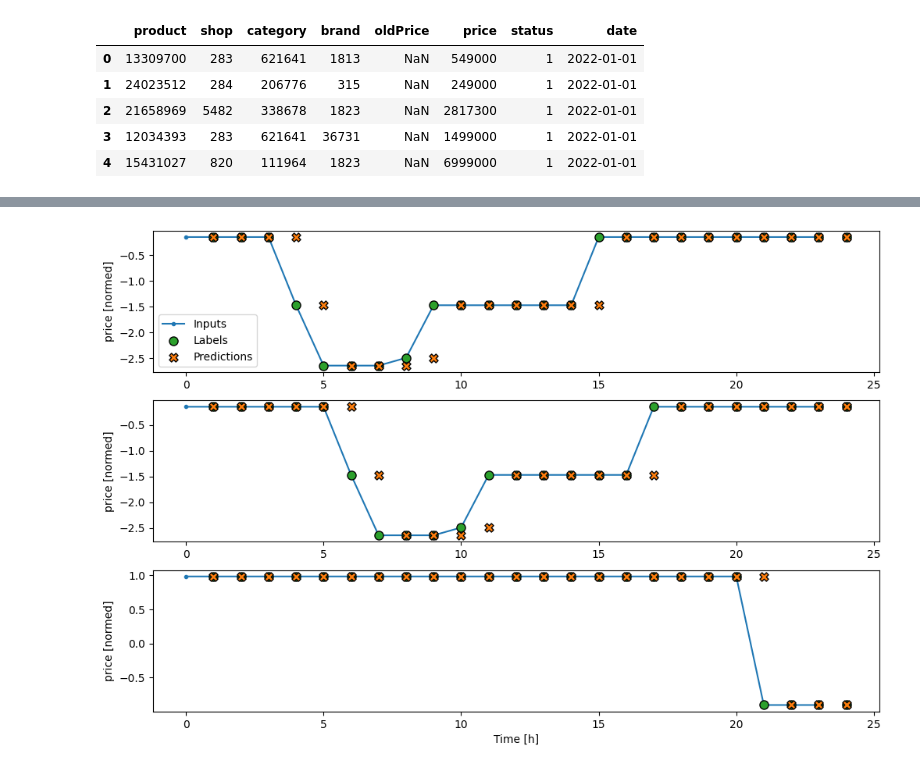
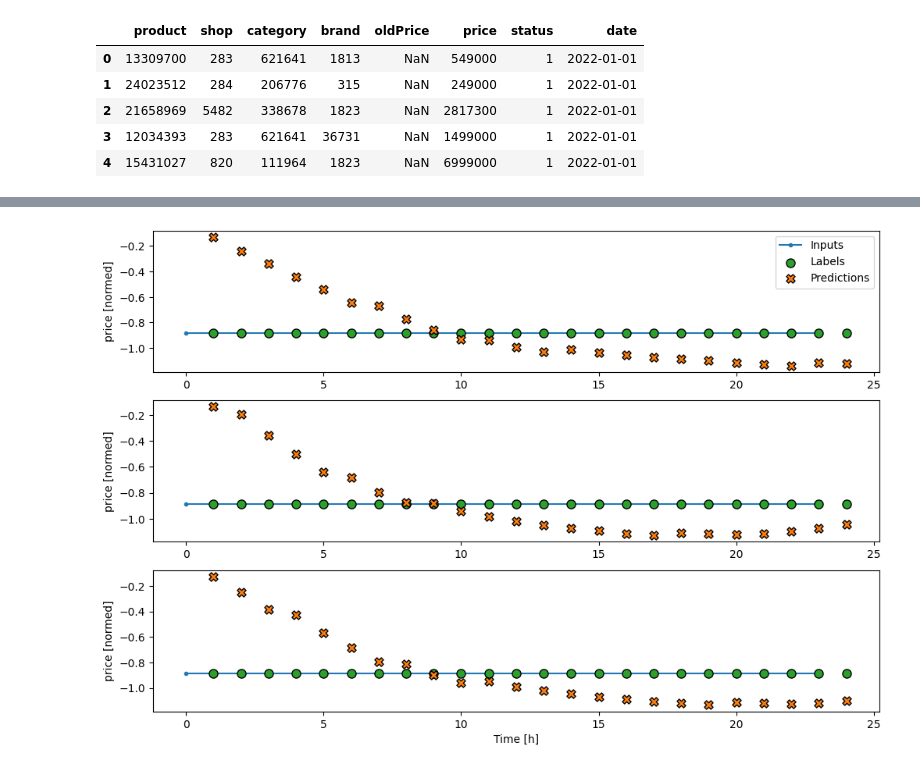
Before and after one commit to MEHovick/time-rows, a Jupyter notebook: TimeRows.ipynb, the cells around one changed output, grey strips where cells are left out. Saved outputs shown, nothing was run; the diff lists cells and outputs as text; code cells hidden in the pictures.

Commit message:
LSTM upgrade

```diff
--- a/TimeRows.ipynb
+++ b/TimeRows.ipynb
@@ -80,6 +72,6 @@ def get_shop_product(csv, shop, product, category, brand):
     return csv, date_time
 # %%
-csv_sp, date_time = get_shop_product(csv, shop=1820, product=12544335, category=111932, brand=793)
+csv_sp, date_time = get_shop_product(csv, product=29098596, shop=528, category=112008, brand=368)
 timestamp_s = date_time.map(pd.Timestamp.timestamp)
 
 month = 24*60*60*30
@@ -130,8 +117,8 @@ dtype: float64
 # %%
 class WindowGenerator():
     def __init__(self, input_width, label_width, shift,
-                train_df=train_df, val_df=val_df, test_df=test_df,
-                label_columns=None):
+                 train_df=train_df, val_df=val_df, test_df=test_df,
+                 label_columns=None):
         # Store the raw data.
         self.train_df = train_df
         self.val_df = val_df
@@ -141,9 +128,9 @@ class WindowGenerator():
         self.label_columns = label_columns
         if label_columns is not None:
             self.label_columns_indices = {name: i for i, name in
-                                            enumerate(label_columns)}
+                                          enumerate(label_columns)}
         self.column_indices = {name: i for i, name in
-                            enumerate(train_df.columns)}
+                               enumerate(train_df.columns)}
 
         # Work out the window parameters.
         self.input_width = input_width
@@ -153,11 +140,13 @@ class WindowGenerator():
         self.total_window_size = input_width + shift
 
         self.input_slice = slice(0, input_width)
-        self.input_indices = np.arange(self.total_window_size)[self.input_slice]
+        self.input_indices = np.arange(self.total_window_size)[
+            self.input_slice]
 
         self.label_start = self.total_window_size - self.label_width
         self.labels_slice = slice(self.label_start, None)
-        self.label_indices = np.arange(self.total_window_size)[self.labels_slice]
+        self.label_indices = np.arange(self.total_window_size)[
+            self.labels_slice]
 
     def __repr__(self):
         return '\n'.join([
@@ -171,7 +160,8 @@ class WindowGenerator():
         labels = features[:, self.labels_slice, :]
         if self.label_columns is not None:
             labels = tf.stack(
-                [labels[:, :, self.column_indices[name]] for name in self.label_columns],
+                [labels[:, :, self.column_indices[name]]
+                    for name in self.label_columns],
                 axis=-1)
 
         # Slicing doesn't preserve static shape information, so set the shapes
@@ -190,10 +180,11 @@ class WindowGenerator():
             plt.subplot(max_n, 1, n+1)
             plt.ylabel(f'{plot_col} [normed]')
             plt.plot(self.input_indices, inputs[n, :, plot_col_index],
-                    label='Inputs', marker='.', zorder=-10)
+                     label='Inputs', marker='.', zorder=-10)
 
             if self.label_columns:
-                label_col_index = self.label_columns_indices.get(plot_col, None)
+                label_col_index = self.label_columns_indices.get(
+                    plot_col, None)
             else:
                 label_col_index = plot_col_index
 
@@ -293,6 +275,0 @@ maxCacheSize: 2.67 GB
-# %%
-wide_window = WindowGenerator(
-    input_width=24, label_width=24, shift=1,
-    label_columns=['price'])
-
-wide_window
@@ -303,0 +276,7 @@ Label column name(s): ['price']
+# %%
+lstm_model = tf.keras.models.Sequential([
+    # Shape [batch, time, features] => [batch, time, lstm_units]
+    tf.keras.layers.LSTM(32, return_sequences=True),
+    # Shape => [batch, time, features]
+    tf.keras.layers.Dense(units=1)
+])
@@ -304,4 +300,4 @@ Label column name(s): ['price']
 # %%
-wide_window.plot(baseline)
+wide_window.plot(lstm_model)
 # %% [output]
-[figure, old version]
+[figure, new version]
```
Also changed, not shown: parts of 21 cells of this notebook.
